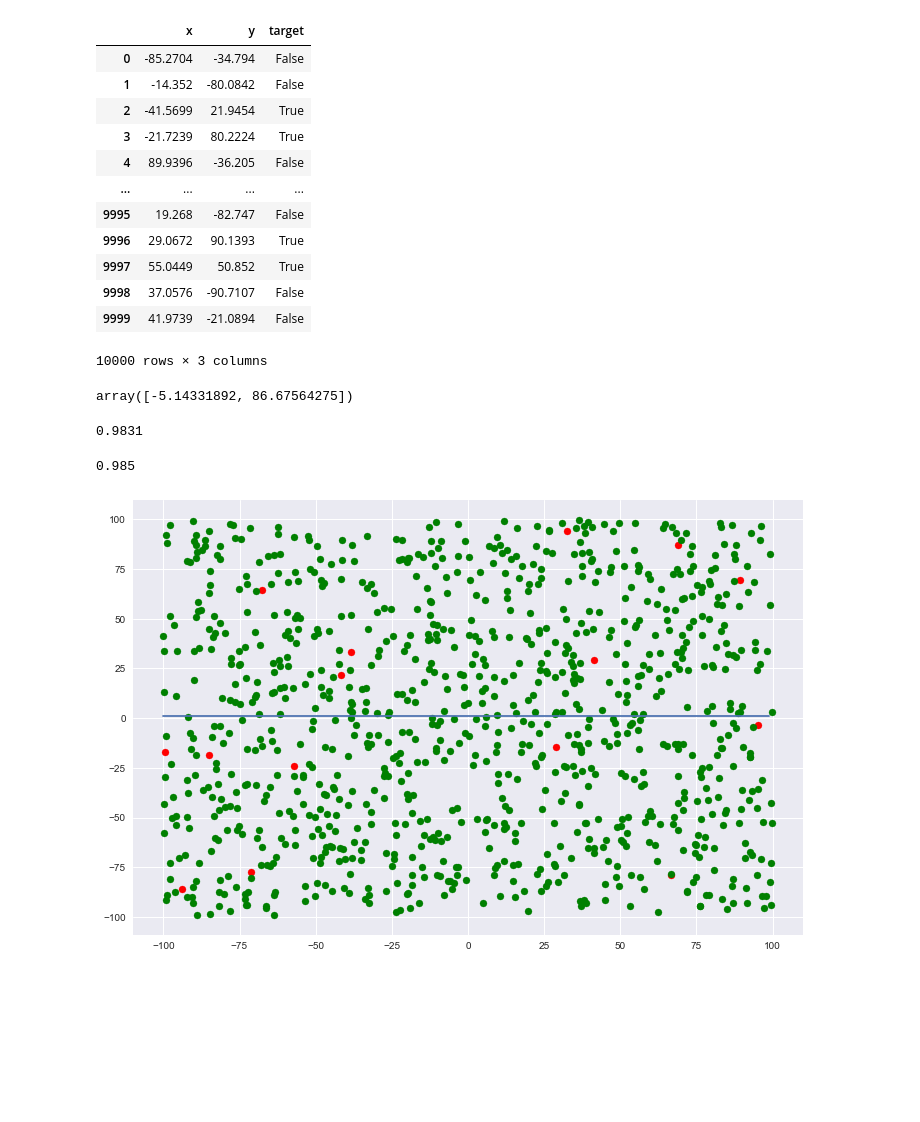
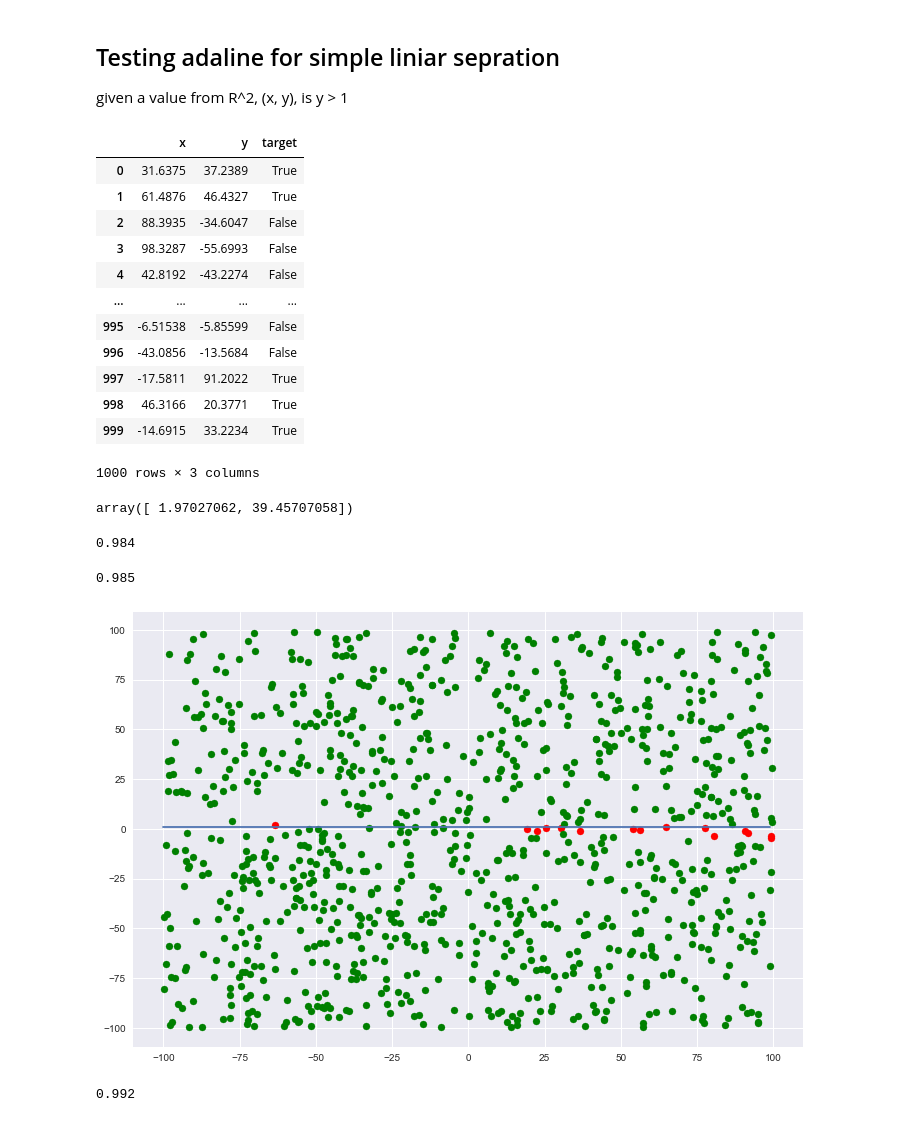
Before and after one commit to Israel0545488592/NeuralComputing1, a Jupyter notebook: train_test_adaline.ipynb, the cells around one changed output. Saved outputs shown, nothing was run; the diff lists cells and outputs as text; code cells hidden in the pictures; blank space fills up the shorter version.

Commit message:
limits of adaline

```diff
--- a/train_test_adaline.ipynb
+++ b/train_test_adaline.ipynb
@@ -7,25 +7,29 @@ from sklearn import metrics
 import matplotlib.pyplot as plt
 plt.style.use('seaborn')
 %matplotlib inline
+# %% [markdown]
+## Testing adaline for simple liniar sepration
+
+given a value from R^2, (x, y), is y > 1
 # %%
-train_data = np.random.uniform(-100, 100, (10000, 2))
+train_data = np.random.uniform(-100, 100, (1000, 2))
 train_label = train_data[:,1] > 1
 
 DataFrame([train_data[:,0], train_data[:,1], train_label]).T.rename(columns = {0: 'x', 1:'y', 2: 'target'})
 # %% [output]
 |  | x | y | target |
-| 0 | -85.2704 | -34.794 | False |
-| 1 | -14.352 | -80.0842 | False |
-| 2 | -41.5699 | 21.9454 | True |
-| 3 | -21.7239 | 80.2224 | True |
-| 4 | 89.9396 | -36.205 | False |
+| 0 | 31.6375 | 37.2389 | True |
+| 1 | 61.4876 | 46.4327 | True |
+| 2 | 88.3935 | -34.6047 | False |
+| 3 | 98.3287 | -55.6993 | False |
+| 4 | 42.8192 | -43.2274 | False |
 | ... | ... | ... | ... |
-| 9995 | 19.268 | -82.747 | False |
-| 9996 | 29.0672 | 90.1393 | True |
-| 9997 | 55.0449 | 50.852 | True |
-| 9998 | 37.0576 | -90.7107 | False |
-| 9999 | 41.9739 | -21.0894 | False |
+| 995 | -6.51538 | -5.85599 | False |
+| 996 | -43.0856 | -13.5684 | False |
+| 997 | -17.5811 | 91.2022 | True |
+| 998 | 46.3166 | 20.3771 | True |
+| 999 | -14.6915 | 33.2234 | True |
-10000 rows × 3 columns
+1000 rows × 3 columns
 # %%
 neuron = adaline(2, 0.3)
 
@@ -33,7 +37,7 @@ history = neuron.train(train_data, train_label)
 
 neuron.weights
 # %% [output]
-array([-5.14331892, 86.67564275])
+array([ 1.97027062, 39.45707058])
 # %%
 pred = np.array([neuron.predict(i) for i in train_data])
 pred = pred >= 0.5
@@ -41,7 +45,7 @@ pred
 
 metrics.accuracy_score(train_label, pred)
 # %% [output]
-0.9831
+0.984
 # %%
 test_data =  np.random.uniform(-100, 100, (1000, 2))
 test_label = test_data[:,1] > 1
@@ -54,13 +57,13 @@ metrics.accuracy_score(test_label, pred)
 # %% [output]
 0.985
 # %%
-mistakes = train_data[np.where((test_label == pred) == False)]
-success = train_data[np.where((test_label == pred) == True)]
+mistakes = test_data[np.where((test_label == pred) == False)]
+success = test_data[np.where((test_label == pred) == True)]
 
 plt.figure(figsize = (12, 8))
 plt.scatter(mistakes[:, 0], mistakes[:, 1], color = 'r')
 plt.scatter(success[:, 0], success[:, 1], color = 'g')
 plt.plot(list(range(-100, 100)) , np.ones(200))
 plt.show()
 # %% [output]
-[figure, old version]
+[figure, new version]
@@ -68,0 +72,16 @@ plt.show()
+# %%
+#does more data help?
+
+train_data = np.random.uniform(-100, 100, (30000, 2)) # 30 times as many dots as before
+train_label = train_data[:,1] > 1
+
+neuron = adaline(2, 0.3)
+
+history = neuron.train(train_data, train_label)
+
+pred = np.array([neuron.predict(i) for i in test_data])
+pred = pred >= 0.5
+
+metrics.accuracy_score(test_label, pred)
+# %% [output]
+0.992
```
Also changed, not shown: parts of 14 cells of this notebook, 1 other file.
